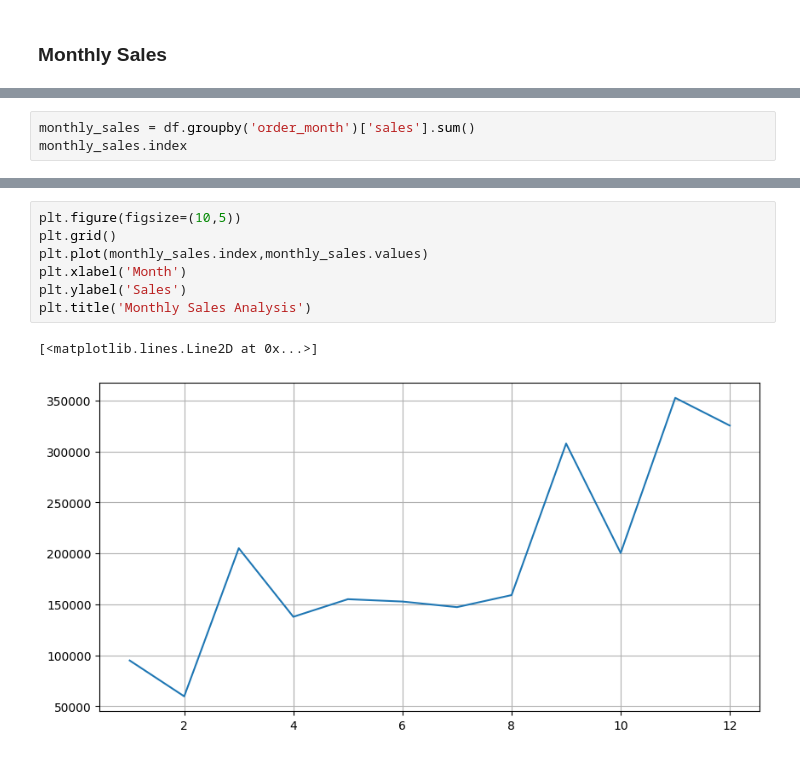
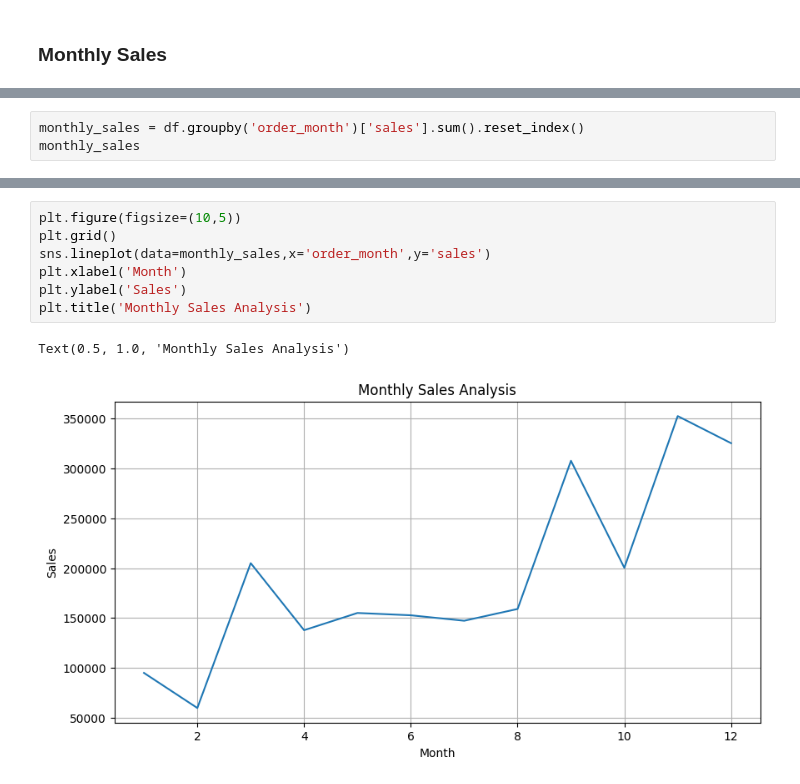
Before and after one commit to rahulghoshal/Superstore_Sales_Analysis, a Jupyter notebook: store_analysis.ipynb, the cells around one changed output, grey strips where cells are left out. Cells and saved outputs as stored; diff of their text form.

```diff
--- a/store_analysis.ipynb
+++ b/store_analysis.ipynb
@@ -278,4 +273,4 @@ df
 # %%
-monthly_sales = df.groupby('order_month')['sales'].sum()
-monthly_sales.index
+monthly_sales = df.groupby('order_month')['sales'].sum().reset_index()
+monthly_sales
 # %% [output]
@@ -283,10 +290,10 @@ Index([1, 2, 3, 4, 5, 6, 7, 8, 9, 10, 11, 12], dtype='int32', name='order_month'
 # %%
 plt.figure(figsize=(10,5))
 plt.grid()
-plt.plot(monthly_sales.index,monthly_sales.values)
+sns.lineplot(data=monthly_sales,x='order_month',y='sales')
 plt.xlabel('Month')
 plt.ylabel('Sales')
 plt.title('Monthly Sales Analysis')
 # %% [output]
-[<matplotlib.lines.Line2D at 0x...>]
+Text(0.5, 1.0, 'Monthly Sales Analysis')
-[figure, old version]
+[figure, new version]
```
Also changed, not shown: parts of 6 cells of this notebook.
